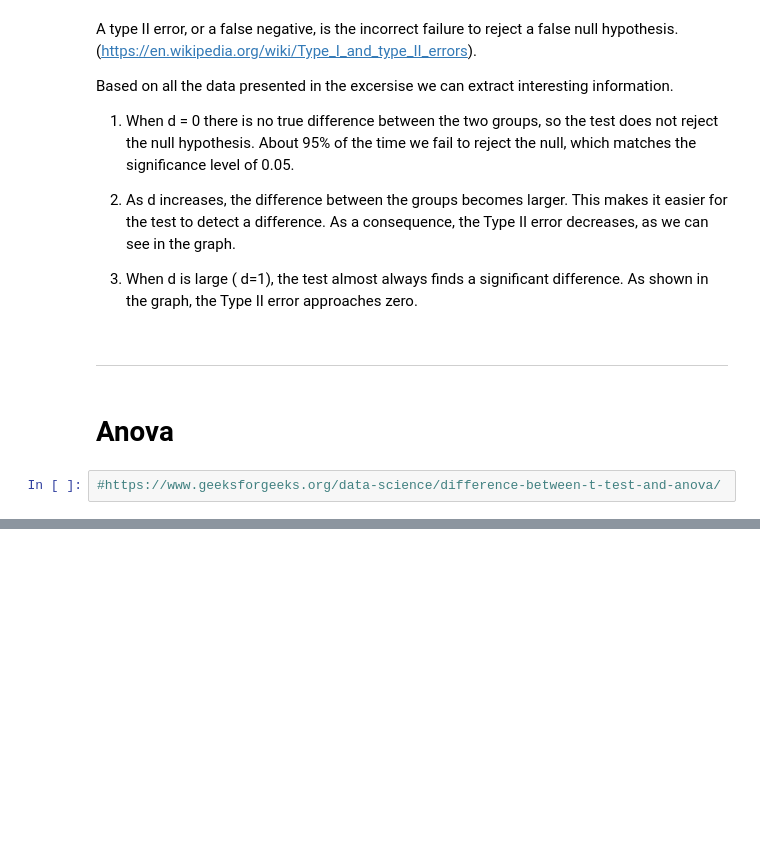
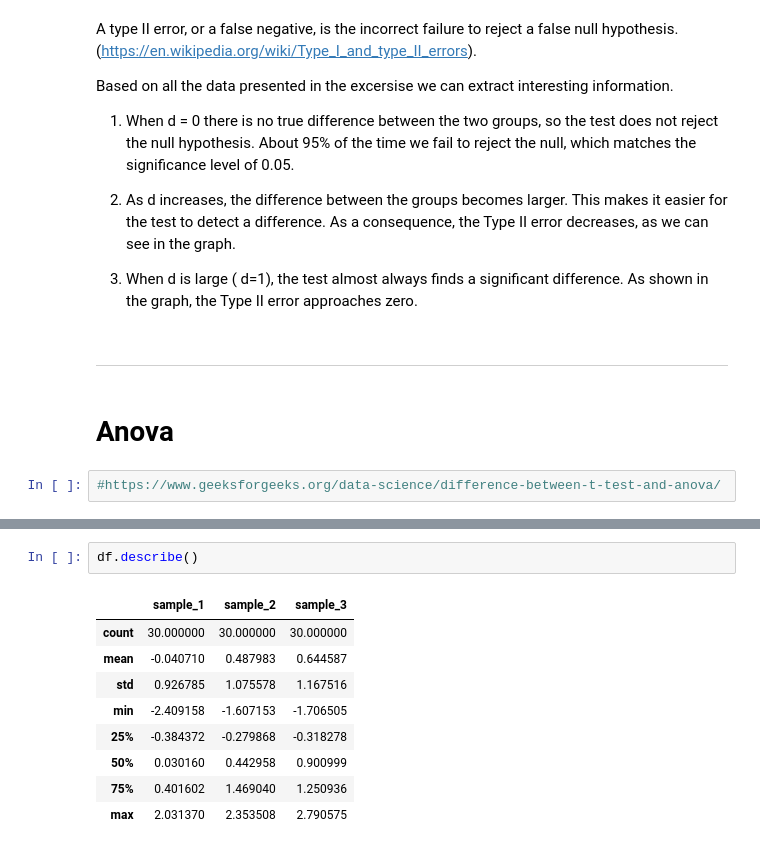
Before and after one commit to RobAstur/Applied-Statistics, a Jupyter notebook: problems.ipynb, the cells around one changed output, grey strips where cells are left out. Saved outputs shown, nothing was run; the diff lists cells and outputs as text; blank space fills up the shorter version.

```diff
--- a/problems.ipynb
+++ b/problems.ipynb
@@ -267,0 +296,12 @@ Based on all the data presented in the excersise we can extract interesting info
+# %%
+df.describe()
+# %% [output]
+|  | sample_1 | sample_2 | sample_3 |
+| count | 30.000000 | 30.000000 | 30.000000 |
+| mean | -0.040710 | 0.487983 | 0.644587 |
+| std | 0.926785 | 1.075578 | 1.167516 |
+| min | -2.409158 | -1.607153 | -1.706505 |
+| 25% | -0.384372 | -0.279868 | -0.318278 |
+| 50% | 0.030160 | 0.442958 | 0.900999 |
+| 75% | 0.401602 | 1.469040 | 1.250936 |
+| max | 2.031370 | 2.353508 | 2.790575 |
```
Also changed, not shown: parts of 5 cells of this notebook.
